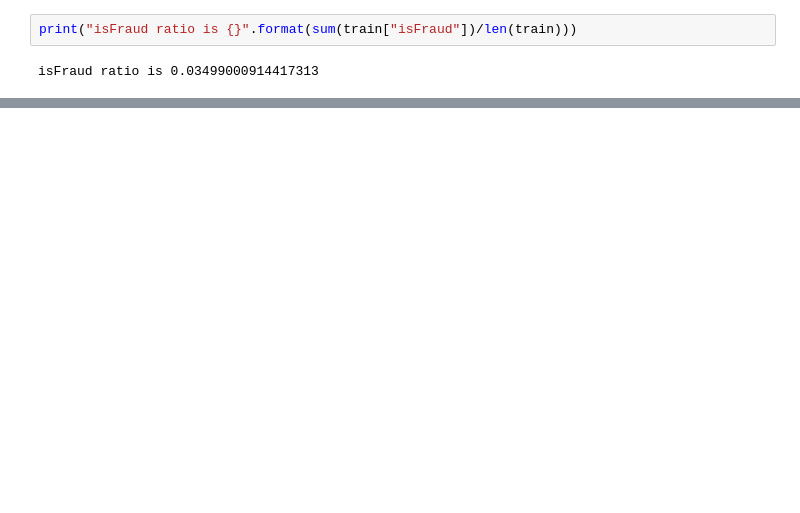
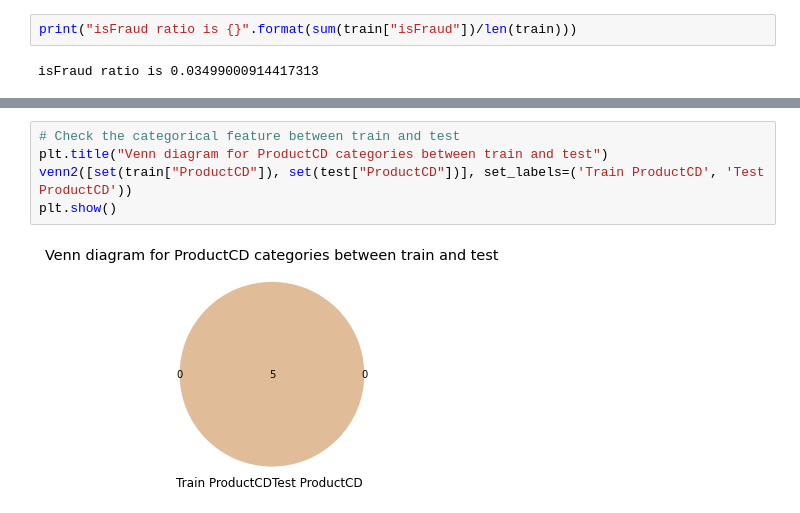
Before and after one commit to raywu60kg/credit-card-fraud-detection, a Jupyter notebook: notebooks/EDA.ipynb, the cells around one changed output, grey strips where cells are left out. Drawn from its saved outputs; the diff is of its cells as text; blank space fills up the shorter version.

```diff
--- a/notebooks/EDA.ipynb
+++ b/notebooks/EDA.ipynb
@@ -310,0 +238,7 @@ cv_results.
+# %%
+# Check the categorical feature between train and test
+plt.title("Venn diagram for ProductCD categories between train and test")
+venn2([set(train["ProductCD"]), set(test["ProductCD"])], set_labels=('Train ProductCD', 'Test ProductCD'))
+plt.show()
+# %% [output]
+[figure, added]
```
Also changed, not shown: parts of 67 cells of this notebook, 20 other files.
